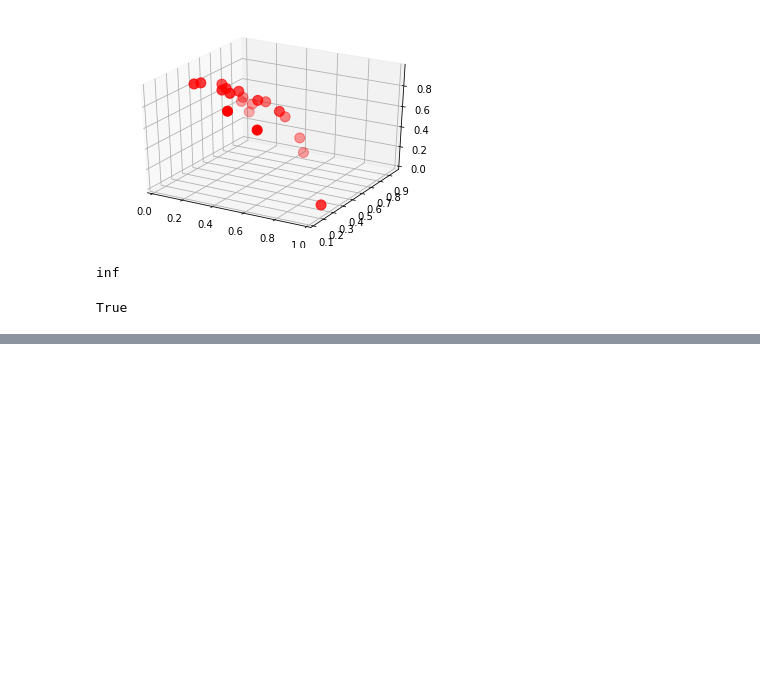
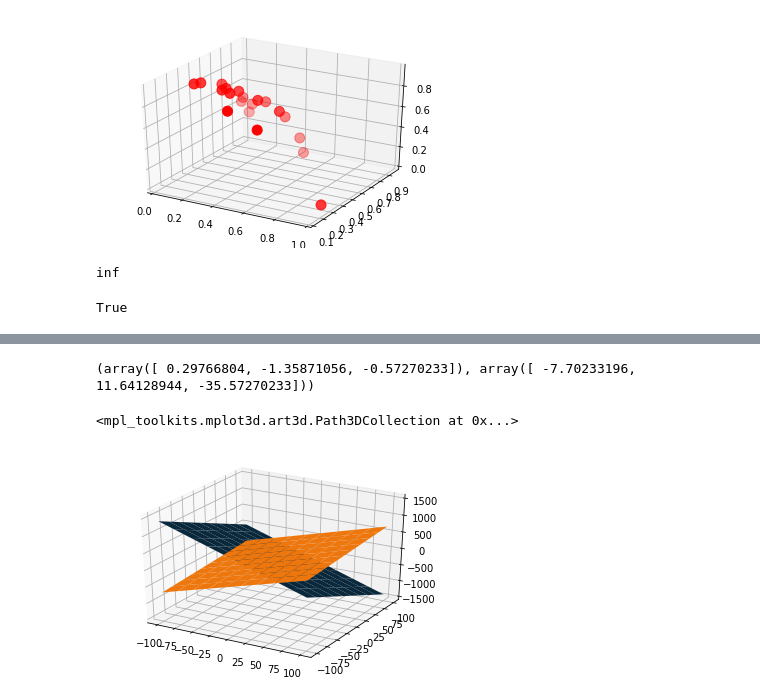
Before and after one commit to BenjaminEngelman/PreferenceElicitationMORL, a Jupyter notebook: explore.ipynb, the cells around one changed output, grey strips where cells are left out. Cells and saved outputs as stored; diff of their text form; code cells hidden in the pictures; blank space fills up the shorter version.

```diff
--- a/explore.ipynb
+++ b/explore.ipynb
@@ -356,0 +429,4 @@ True
+# %%
+p = PygletPlot()
+c = Circle(Point(0,0), 1)
+p[0] = intersec
@@ -356,0 +466,56 @@ True
+# %%
+import numpy as np
+import matplotlib.pyplot as plt
+from mpl_toolkits.mplot3d import Axes3D
+
+p1 = (7, 7, 1, 8)
+p2 = (-6, -1, 1, 1)
+
+def get_plan(p):
+    a, b, c, d = p
+    x = np.linspace(-100,100,10)
+    y = np.linspace(-100,100,10)
+
+    X,Y = np.meshgrid(x,y)
+    Z = (d - a*X - b*Y) / c
+    return X, Y, Z
+
+
+
+def plane_intersect(a, b):
+    """
+    a, b   4-tuples/lists
+           Ax + By +Cz + D = 0
+           A,B,C,D in order
+
+    output: 2 points on line of intersection, np.arrays, shape (3,)
+    """
+    a_vec, b_vec = np.array(a[:3]), np.array(b[:3])
+
+    aXb_vec = np.cross(a_vec, b_vec)
+
+    A = np.array([a_vec, b_vec, aXb_vec])
+    d = np.array([-a[3], -b[3], 0.]).reshape(3,1)
+
+# could add np.linalg.det(A) == 0 test to prevent linalg.solve throwing error
+
+    p_inter = np.linalg.solve(A, d).T
+
+    return p_inter[0], (p_inter + aXb_vec)[0]
+
+
+a, b = (-6,-1,1,1), (7,7,1,8)
+intersec = plane_intersect(a, b)
+print(intersec)
+
+X, Y, Z = get_plan(p1)
+X2, Y2, Z2 = get_plan(p2)
+fig = plt.figure()
+ax = fig.gca(projection='3d')
+ax.plot_surface(X, Y, Z)
+ax.plot_surface(X2, Y2, Z2)
+ax.scatter([intersec[0][0], intersec[1][0]], [intersec[0][1], intersec[1][1]], [intersec[0][2], intersec[1][2]])
+# %% [output]
+(array([ 0.29766804, -1.35871056, -0.57270233]), array([ -7.70233196,  11.64128944, -35.57270233]))
+<mpl_toolkits.mplot3d.art3d.Path3DCollection at 0x...>
+[figure, added]
```
Also changed, not shown: parts of 12 cells of this notebook, 12 other files.
